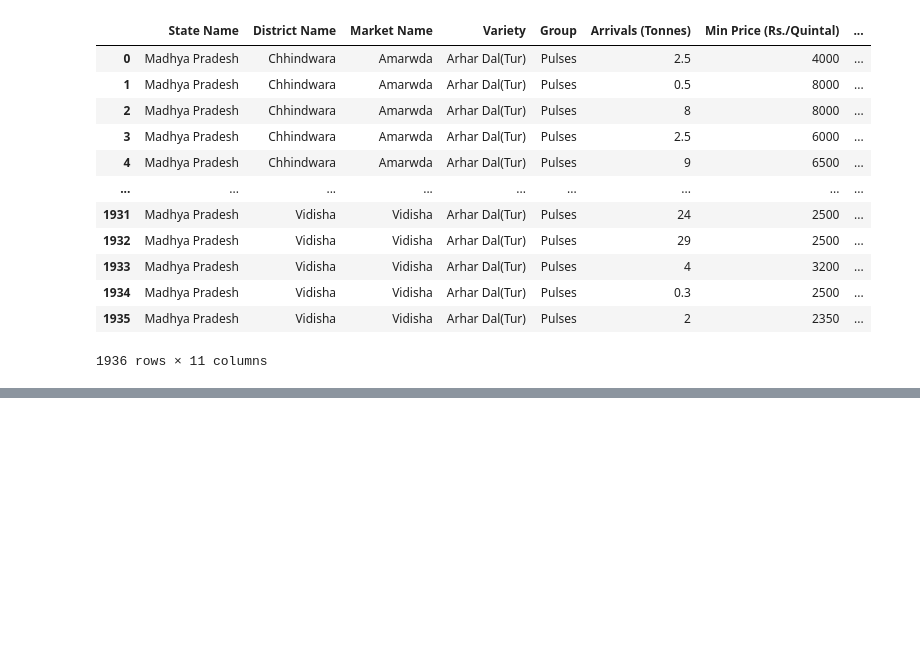
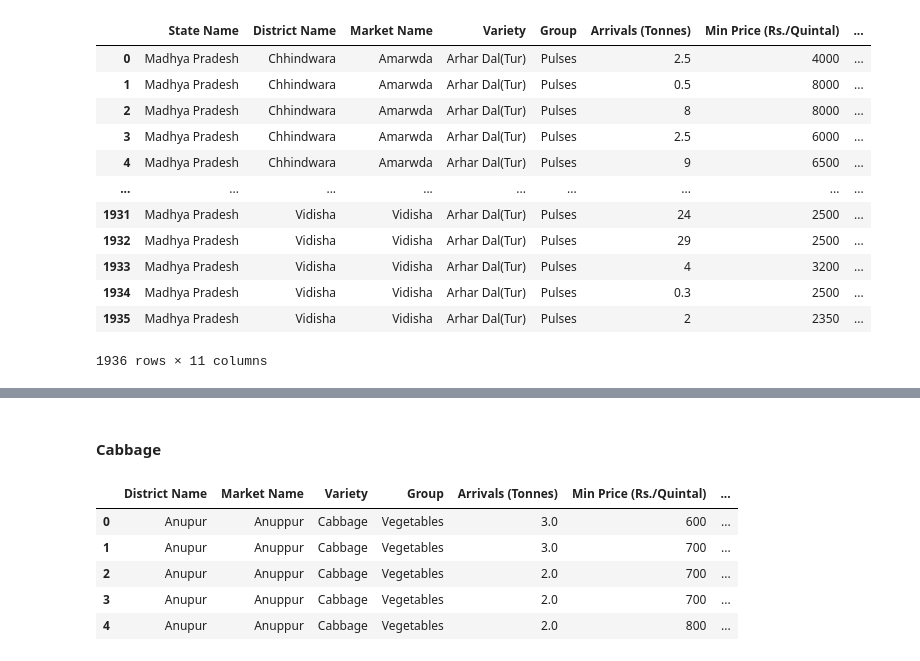
Before and after one commit to Ajayrajc1998/AGRI-TECH, a Jupyter notebook: Madhya Pradesh Data/Data Cleaning.ipynb, the cells around one changed output, grey strips where cells are left out. Drawn from its saved outputs; the diff is of its cells as text; code cells hidden in the pictures; blank space fills up the shorter version.

```diff
--- a/Madhya Pradesh Data/Data Cleaning.ipynb
+++ b/Madhya Pradesh Data/Data Cleaning.ipynb
@@ -1228,0 +1273,24 @@ pd.read_csv('Agmarknet_Price_And_Arrival_Report_Ahar-Dal-Tur-Dal_cleaned.csv')
+# %%
+class Analysis_4( Analysis_2):
+    def first_cleaning(self, csv_file):
+        import pandas as pd
+        df = self.data_load(csv_file)
+        df = self.drop_state(df)
+        df = self.date_conversion(df)
+        df = self.Tonnes_conversion(df)
+        df = self.Quintal_conversion_arrivals(df)
+        # Extracting the filename without extension and adding '_cleaned.csv'
+        return df
+    def extract_file_names(self):
+        folder_path='E:\STACKER BEE\AgriTech Collab\AGRI-TECH\Madhya Pradesh Data'  # Replace this with the path to your folder
+        file_format='cleaned.csv'
+        import os
+        files = []
+        for filename in os.listdir(folder_path):
+            if filename.endswith(file_format):
+                files.append(filename)
+        return files
+    def barplot(self):
+        pass
+# %%
+obj=Analysis_4()
@@ -1228,0 +1332,13 @@ pd.read_csv('Agmarknet_Price_And_Arrival_Report_Ahar-Dal-Tur-Dal_cleaned.csv')
+# %% [markdown]
+#### Cabbage
+# %%
+cabbage=obj.first_cleaning('Agmarknet_Price_And_Arrival_Report_Cabbage_cleaned.csv')
+# %%
+cabbage.head()
+# %% [output]
+|  | District Name | Market Name | Variety | Group | Arrivals (Tonnes) | Min Price (Rs./Quintal) | ... |
+| 0 | Anupur | Anuppur | Cabbage | Vegetables | 3.0 | 600 | ... |
+| 1 | Anupur | Anuppur | Cabbage | Vegetables | 3.0 | 700 | ... |
+| 2 | Anupur | Anuppur | Cabbage | Vegetables | 2.0 | 700 | ... |
+| 3 | Anupur | Anuppur | Cabbage | Vegetables | 2.0 | 700 | ... |
+| 4 | Anupur | Anuppur | Cabbage | Vegetables | 2.0 | 800 | ... |
```
Also changed, not shown: parts of 22 cells of this notebook, 5 other files.
